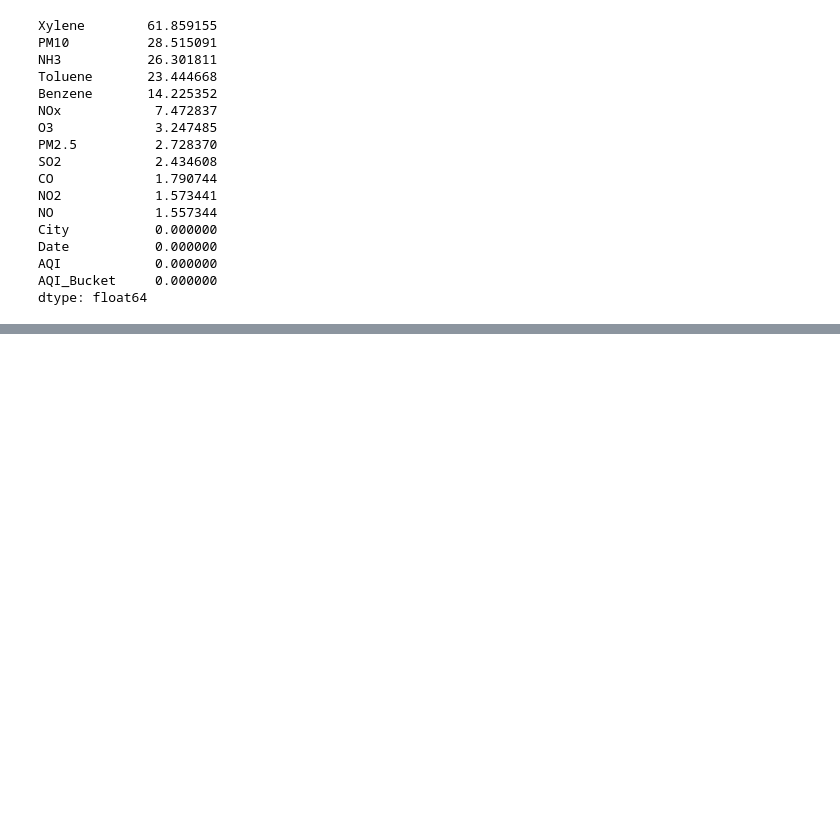
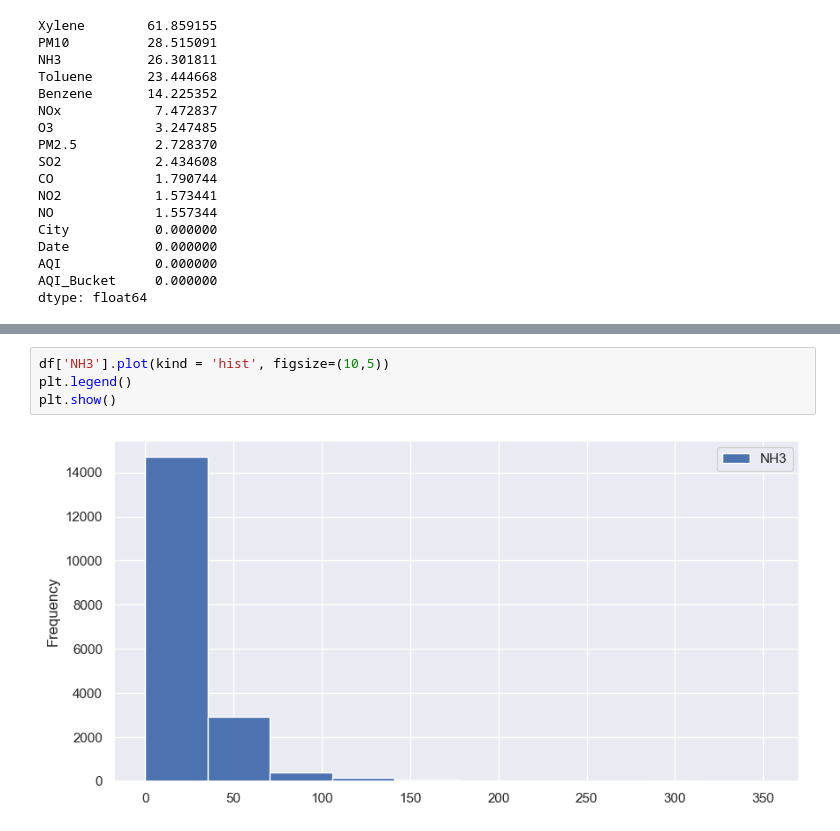
Before and after one commit to WDAryan/AQI-Prediction, a Jupyter notebook: AQI Prediction Model.ipynb, the cells around one changed output, grey strips where cells are left out. Saved outputs shown, nothing was run; the diff lists cells and outputs as text; blank space fills up the shorter version.

```diff
--- a/AQI Prediction Model.ipynb
+++ b/AQI Prediction Model.ipynb
@@ -174,0 +192,6 @@ dtype: float64
+# %%
+df['NH3'].plot(kind = 'hist', figsize=(10,5))
+plt.legend()
+plt.show()
+# %% [output]
+[figure, added]
```
Also changed, not shown: parts of 48 cells of this notebook.
